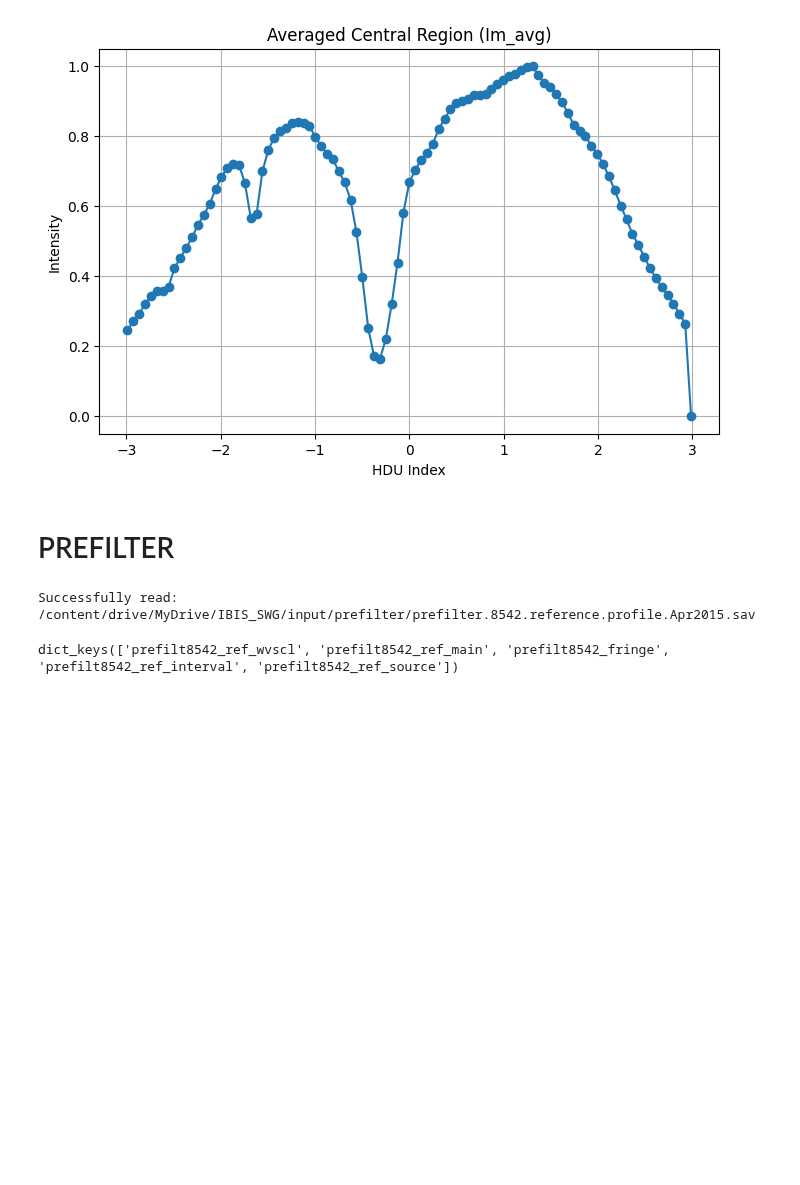
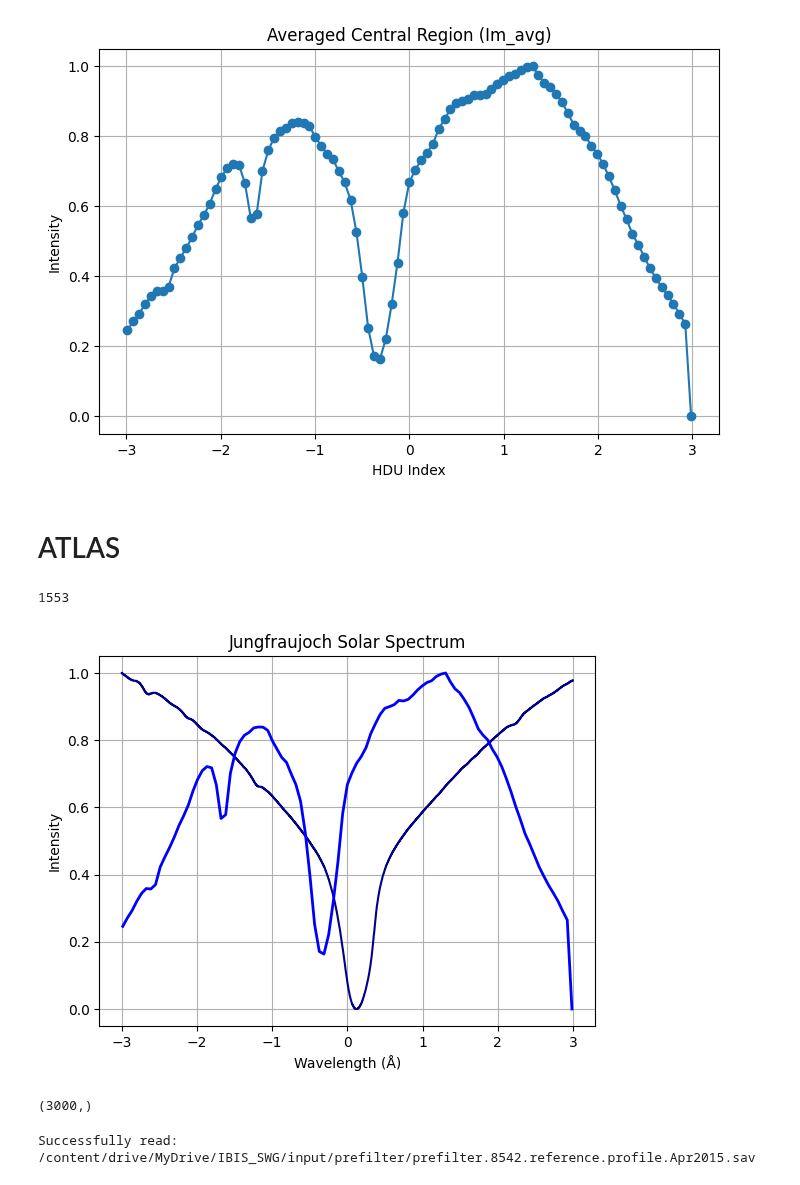
Before and after one commit to FabianaFerrente/ibis_pipeline, a Jupyter notebook: dayshift.ipynb, the cells around one changed output. Cells and saved outputs as stored; diff of their text form; code cells hidden in the pictures; blank space fills up the shorter version.

```diff
--- a/dayshift.ipynb
+++ b/dayshift.ipynb
@@ -145,8 +399,7 @@ if fits_files:
                 region_2 = data[y_start:y_end, x_start_2:x_end_2]
 
                 # We evaluate the mean
-                central_region = np.mean([region_1, region_2])
-
+          stic/0_Synthesis
                 central_regions.append(central_region)
 
 central_regions = (central_regions-np.min(central_regions)) / (np.max(central_regions)-np.min(central_regions))
@@ -162,4 +415,4 @@ plt.show()
 # %% [output]
 [figure]
 # %% [markdown]
-# PREFILTER
+# ATLAS
@@ -166,3 +481,30 @@ plt.show()
+# %%
+# File path
+file = '/content/drive/MyDrive/IBIS_SWG/input/atlas/jun.fits'
+
+wave, spectrum = read_jung_fits(file, w1=8539, w2=8544)
+# Find the index of the minimum value.
+min_index_atlas = np.argmin(spectrum)
+print(min_index_atlas)
+sp_norm=(spectrum-np.min(spectrum))/((np.max(spectrum))-np.min(spectrum))
+
+
+# Plot the spectrum
+
+plt.plot(wave-8542, sp_norm, color="darkblue")
+plt.plot(rel_wave_values, central_regions, label="Image_spectralscan", color='b', linewidth=2)
+
+plt.title("Jungfraujoch Solar Spectrum")
+plt.xlabel("Wavelength (Å)")
+plt.ylabel("Intensity")
+plt.grid(True)
+plt.savefig('/content/drive/MyDrive/IBIS_SWG/output/jungfraujoch_spectrum.png') # Save the plot
+plt.show()
+print(sp_norm.shape)
+# %% [output]
+1553
+[figure, added]
+(3000,)
 # %%
 
 
@@ -182,10 +524,6 @@ else:
             print(f"Error reading {file_path}: {e}")
 # %% [output]
 Successfully read: /content/drive/MyDrive/IBIS_SWG/input/prefilter/prefilter.8542.reference.profile.Apr2015.sav
-# %%
-prefilter.keys()
-# %% [output]
-dict_keys(['prefilt8542_ref_wvscl', 'prefilt8542_ref_main', 'prefilt8542_fringe', 'prefilt8542_ref_interval', 'prefilt8542_ref_source'])
 # %%
 
 # Extract data
```
Also changed, not shown: parts of 17 cells of this notebook.
